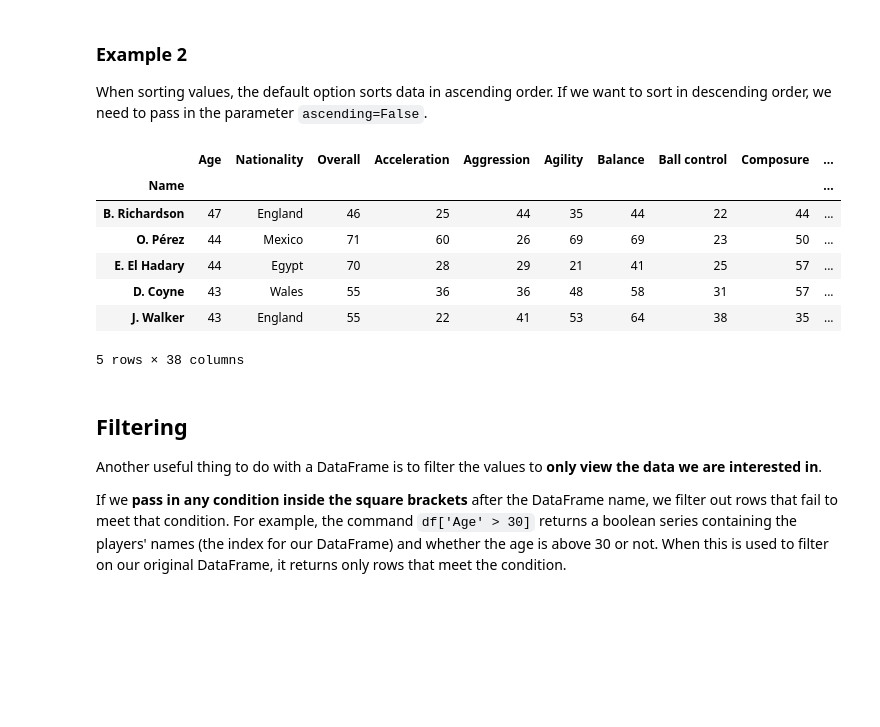
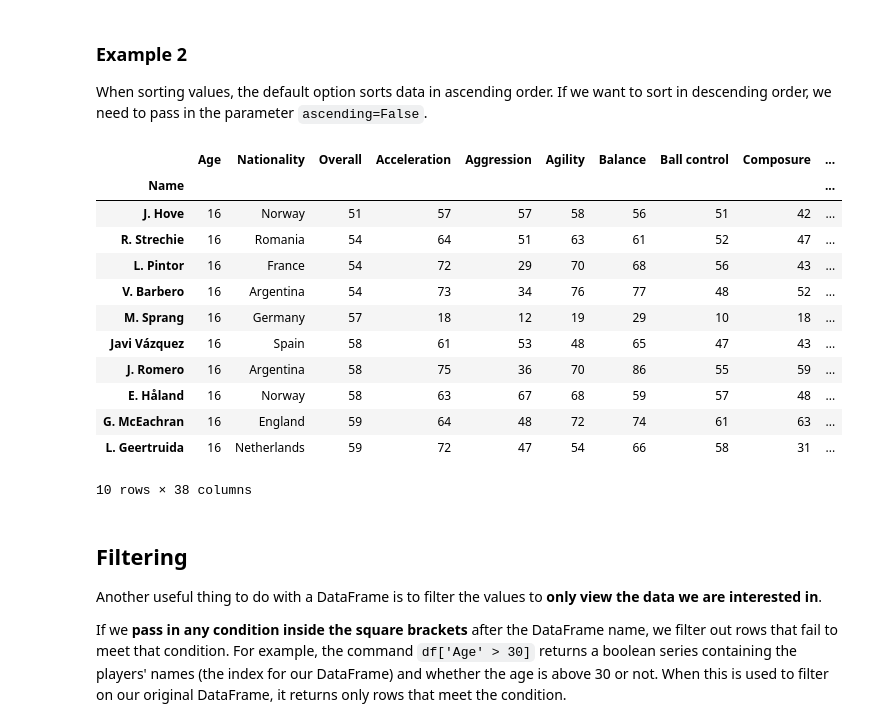
Before and after one commit to Kalungup/Learn-Python-with-Pascal, a Jupyter notebook: Working_With_Dataframes_examples (1).ipynb, the cells around one changed output. Saved outputs shown, nothing was run; the diff lists cells and outputs as text; code cells hidden in the pictures; blank space fills up the shorter version.

```diff
--- a/Working_With_Dataframes_examples (1).ipynb
+++ b/Working_With_Dataframes_examples (1).ipynb
@@ -115,16 +116,21 @@ df.sort_values(by=['Age', 'Overall']).head()
 When sorting values, the default option sorts data in ascending order. If we want to sort in descending order, we need to pass in the parameter `ascending=False`.
 # %%
 # Sort by age from oldest to youngest (select first 5 entries).
-df.sort_values(by= ['Age', 'Overall'], ascending=False).head()
+df.sort_values(by= ['Age', 'Overall']).head(10)
 # %% [output]
 |  | Age | Nationality | Overall | Acceleration | Aggression | Agility | Balance | Ball control | Composure | ... |
 | Name |  |  |  |  |  |  |  |  |  | ... |
-| B. Richardson | 47 | England | 46 | 25 | 44 | 35 | 44 | 22 | 44 | ... |
-| O. Pérez | 44 | Mexico | 71 | 60 | 26 | 69 | 69 | 23 | 50 | ... |
-| E. El Hadary | 44 | Egypt | 70 | 28 | 29 | 21 | 41 | 25 | 57 | ... |
-| D. Coyne | 43 | Wales | 55 | 36 | 36 | 48 | 58 | 31 | 57 | ... |
-| J. Walker | 43 | England | 55 | 22 | 41 | 53 | 64 | 38 | 35 | ... |
+| J. Hove | 16 | Norway | 51 | 57 | 57 | 58 | 56 | 51 | 42 | ... |
+| R. Strechie | 16 | Romania | 54 | 64 | 51 | 63 | 61 | 52 | 47 | ... |
+| L. Pintor | 16 | France | 54 | 72 | 29 | 70 | 68 | 56 | 43 | ... |
+| V. Barbero | 16 | Argentina | 54 | 73 | 34 | 76 | 77 | 48 | 52 | ... |
+| M. Sprang | 16 | Germany | 57 | 18 | 12 | 19 | 29 | 10 | 18 | ... |
+| Javi Vázquez | 16 | Spain | 58 | 61 | 53 | 48 | 65 | 47 | 43 | ... |
+| J. Romero | 16 | Argentina | 58 | 75 | 36 | 70 | 86 | 55 | 59 | ... |
+| E. Håland | 16 | Norway | 58 | 63 | 67 | 68 | 59 | 57 | 48 | ... |
+| G. McEachran | 16 | England | 59 | 64 | 48 | 72 | 74 | 61 | 63 | ... |
+| L. Geertruida | 16 | Netherlands | 59 | 72 | 47 | 54 | 66 | 58 | 31 | ... |
-5 rows × 38 columns
+10 rows × 38 columns
 # %% [markdown]
 ## Filtering
 
```
Also changed, not shown: parts of 22 cells of this notebook, 17 other files.
